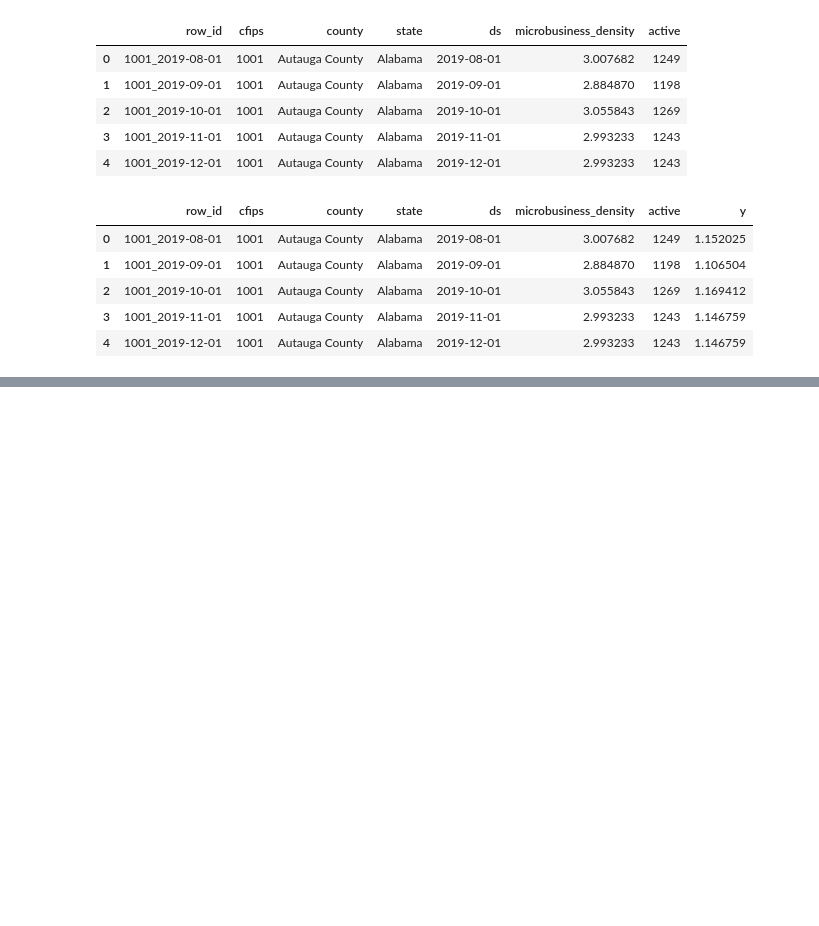
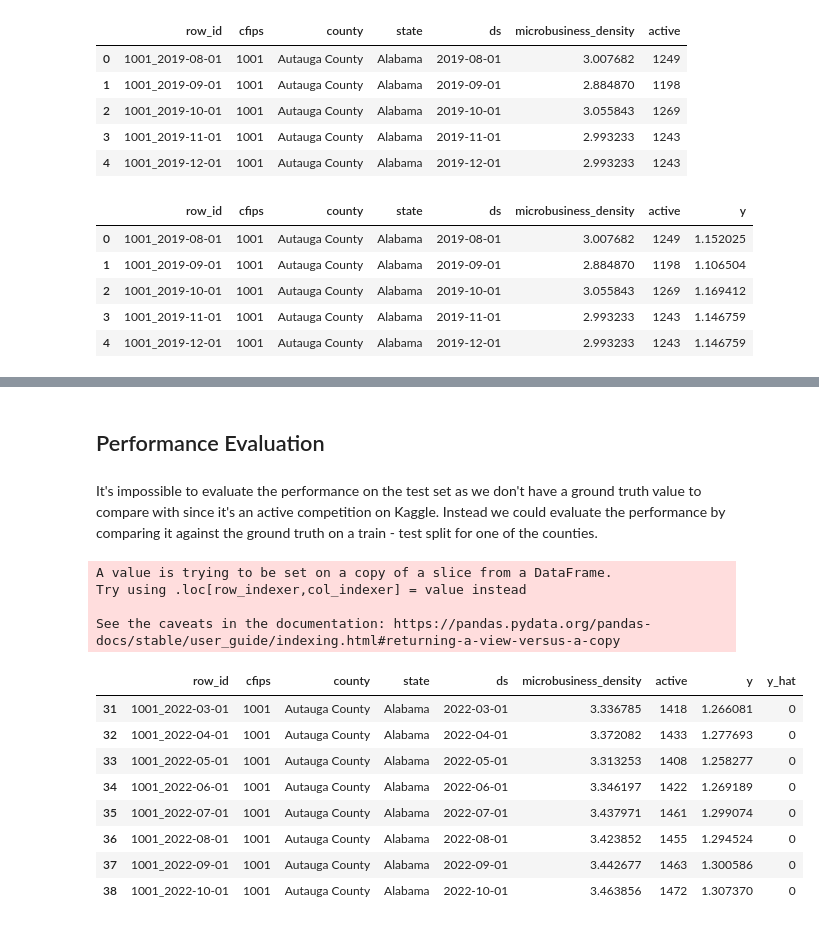
Before and after one commit to pramodhsway/DS-5550-Capstone-Project---Phase-1, a Jupyter notebook: med_risk_solution/univariate_forecasting.ipynb, the cells around one changed output, grey strips where cells are left out. Drawn from its saved outputs; the diff is of its cells as text; code cells hidden in the pictures; blank space fills up the shorter version.

```diff
--- a/med_risk_solution/univariate_forecasting.ipynb
+++ b/med_risk_solution/univariate_forecasting.ipynb
@@ -266,0 +403,4 @@ df_train.head()
+# %% [markdown]
+## Performance Evaluation
+# %% [markdown]
+It's impossible to evaluate the performance on the test set as we don't have a ground truth value to compare with since it's an active competition on Kaggle. Instead we could evaluate the performance by comparing it against the ground truth on a train - test split for one of the counties.
@@ -266,0 +409,26 @@ df_train.head()
+# %%
+split = 0.8
+
+test_index = int(round(39 * split))
+
+train_set = df_sample[:test_index]
+test_set = df_sample[test_index:]
+# %%
+# Let the forecasts be 0 for now
+test_set["y_hat"] = 0
+
+test_set
+# %% [output]
+A value is trying to be set on a copy of a slice from a DataFrame.
+Try using .loc[row_indexer,col_indexer] = value instead
+
+See the caveats in the documentation: https://pandas.pydata.org/pandas-docs/stable/user_guide/indexing.html#returning-a-view-versus-a-copy
+|  | row_id | cfips | county | state | ds | microbusiness_density | active | y | y_hat |
+| 31 | 1001_2022-03-01 | 1001 | Autauga County | Alabama | 2022-03-01 | 3.336785 | 1418 | 1.266081 | 0 |
+| 32 | 1001_2022-04-01 | 1001 | Autauga County | Alabama | 2022-04-01 | 3.372082 | 1433 | 1.277693 | 0 |
+| 33 | 1001_2022-05-01 | 1001 | Autauga County | Alabama | 2022-05-01 | 3.313253 | 1408 | 1.258277 | 0 |
+| 34 | 1001_2022-06-01 | 1001 | Autauga County | Alabama | 2022-06-01 | 3.346197 | 1422 | 1.269189 | 0 |
+| 35 | 1001_2022-07-01 | 1001 | Autauga County | Alabama | 2022-07-01 | 3.437971 | 1461 | 1.299074 | 0 |
+| 36 | 1001_2022-08-01 | 1001 | Autauga County | Alabama | 2022-08-01 | 3.423852 | 1455 | 1.294524 | 0 |
+| 37 | 1001_2022-09-01 | 1001 | Autauga County | Alabama | 2022-09-01 | 3.442677 | 1463 | 1.300586 | 0 |
+| 38 | 1001_2022-10-01 | 1001 | Autauga County | Alabama | 2022-10-01 | 3.463856 | 1472 | 1.307370 | 0 |
```
Also changed, not shown: parts of 31 cells of this notebook, 2 other files.
